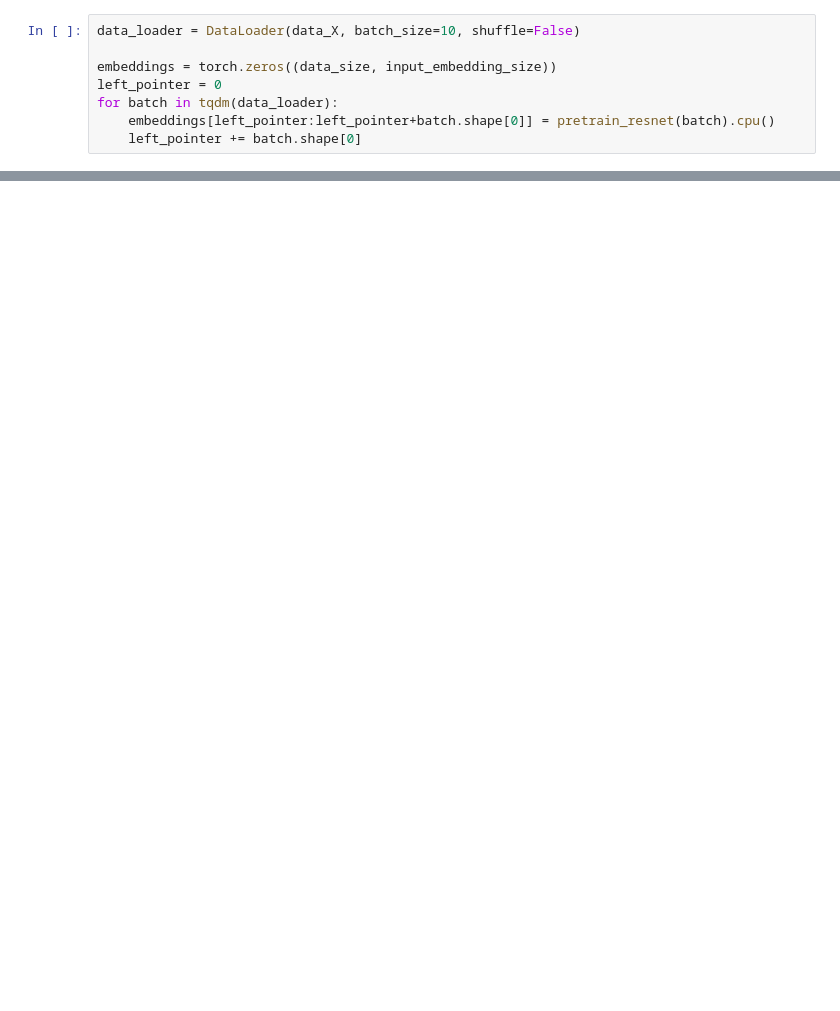
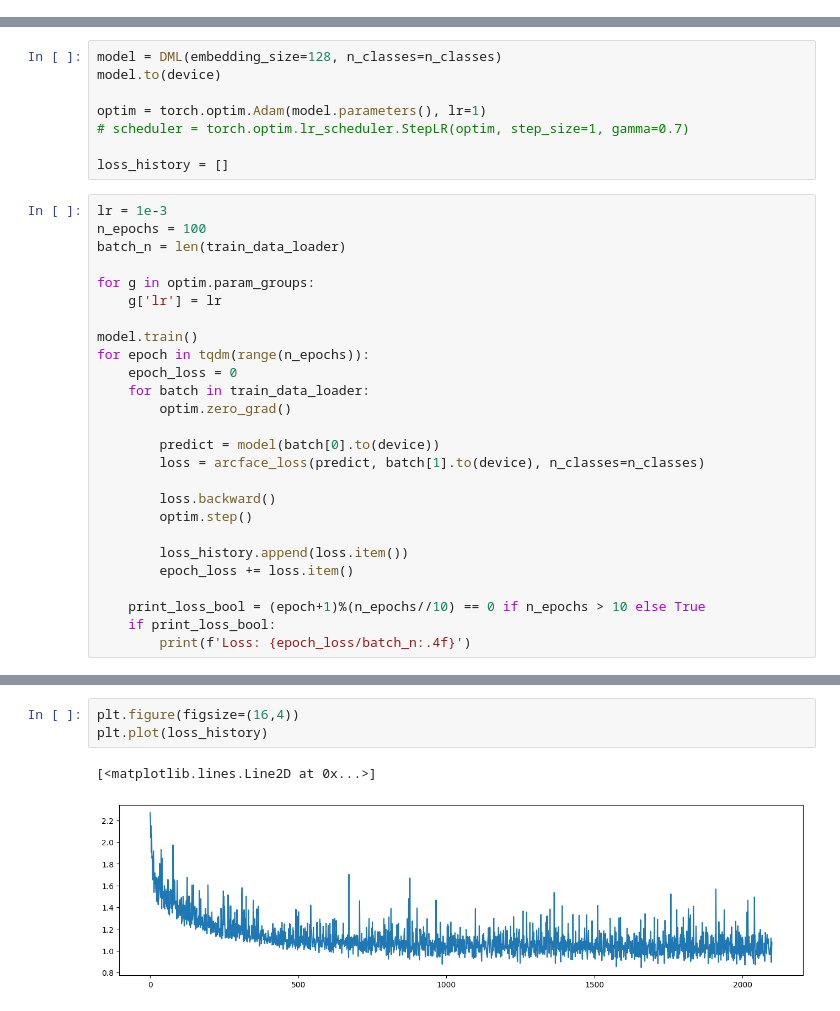
Before and after one commit to NLZer0/Search-for-similar-images, a Jupyter notebook: main.ipynb, the cells around one changed output, grey strips where cells are left out. Drawn from its saved outputs; the diff is of its cells as text; blank space fills up the shorter version.

Commit message:
add model training

```diff
--- a/main.ipynb
+++ b/main.ipynb
@@ -46,8 +37,0 @@ pretrain_resnet = torch.nn.DataParallel(pretrain_resnet.to(device))
-# %%
-data_loader = DataLoader(data_X, batch_size=10, shuffle=False)
-
-embeddings = torch.zeros((data_size, input_embedding_size))
-left_pointer = 0
-for batch in tqdm(data_loader):
-    embeddings[left_pointer:left_pointer+batch.shape[0]] = pretrain_resnet(batch).cpu()
-    left_pointer += batch.shape[0]
@@ -53,0 +53,34 @@ for batch in tqdm(data_loader):
+# %%
+model = DML(embedding_size=128, n_classes=n_classes)
+model.to(device)
+
+optim = torch.optim.Adam(model.parameters(), lr=1)
+# scheduler = torch.optim.lr_scheduler.StepLR(optim, step_size=1, gamma=0.7)
+
+loss_history = []
+# %%
+lr = 1e-3
+n_epochs = 100
+batch_n = len(train_data_loader)
+
+for g in optim.param_groups:
+    g['lr'] = lr
+
+model.train()
+for epoch in tqdm(range(n_epochs)):
+    epoch_loss = 0
+    for batch in train_data_loader:
+        optim.zero_grad()
+
+        predict = model(batch[0].to(device))
+        loss = arcface_loss(predict, batch[1].to(device), n_classes=n_classes)
+
+        loss.backward()
+        optim.step()
+
+        loss_history.append(loss.item())
+        epoch_loss += loss.item()
+
+    print_loss_bool = (epoch+1)%(n_epochs//10) == 0 if n_epochs > 10 else True
+    if print_loss_bool:
+        print(f'Loss: {epoch_loss/batch_n:.4f}')
@@ -53,0 +98,6 @@ for batch in tqdm(data_loader):
+# %%
+plt.figure(figsize=(16,4))
+plt.plot(loss_history)
+# %% [output]
+[<matplotlib.lines.Line2D at 0x...>]
+[figure, added]
```
Also changed, not shown: parts of 11 cells of this notebook, 2 other files.
